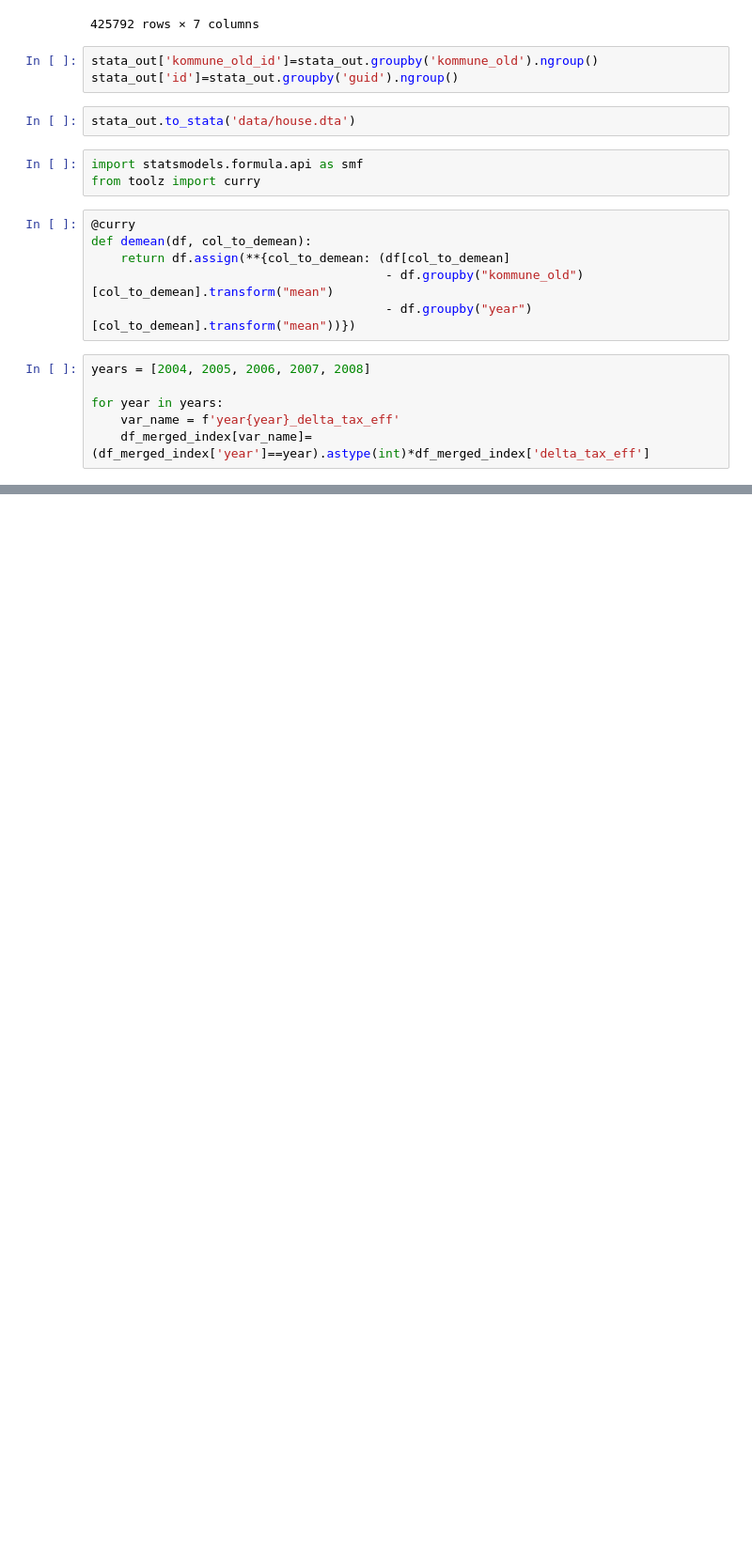
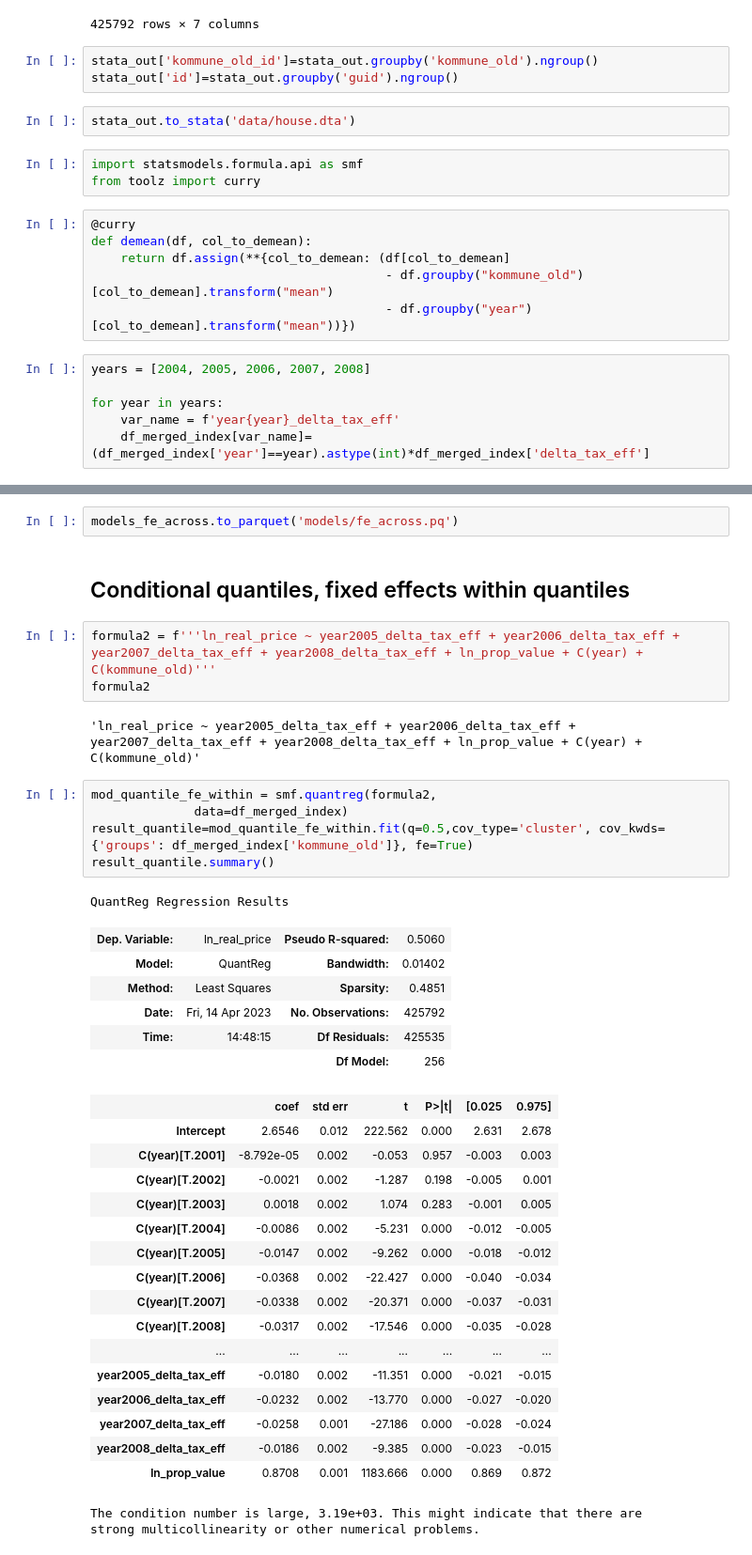
Before and after one commit to jorgenhost/No_taxation_without_capitalization, a Jupyter notebook: main.ipynb, the cells around one changed output, grey strips where cells are left out. Shown at 94% size. Saved outputs shown, nothing was run; the diff lists cells and outputs as text; blank space fills up the shorter version.

```diff
--- a/main.ipynb
+++ b/main.ipynb
@@ -481,0 +484,40 @@ models
+# %%
+models_fe_across.to_parquet('models/fe_across.pq')
+# %% [markdown]
+## Conditional quantiles, fixed effects within quantiles
+# %%
+formula2 = f'''ln_real_price ~ year2005_delta_tax_eff + year2006_delta_tax_eff + year2007_delta_tax_eff + year2008_delta_tax_eff + ln_prop_value + C(year) + C(kommune_old)'''
+formula2
+# %% [output]
+'ln_real_price ~ year2005_delta_tax_eff + year2006_delta_tax_eff + year2007_delta_tax_eff + year2008_delta_tax_eff + ln_prop_value + C(year) + C(kommune_old)'
+# %%
+mod_quantile_fe_within = smf.quantreg(formula2,
+              data=df_merged_index)
+result_quantile=mod_quantile_fe_within.fit(q=0.5,cov_type='cluster', cov_kwds={'groups': df_merged_index['kommune_old']}, fe=True)
+result_quantile.summary()
+# %% [output]
+QuantReg Regression Results
+| Dep. Variable: | ln_real_price | Pseudo R-squared: | 0.5060 |
+| Model: | QuantReg | Bandwidth: | 0.01402 |
+| Method: | Least Squares | Sparsity: | 0.4851 |
+| Date: | Fri, 14 Apr 2023 | No. Observations: | 425792 |
+| Time: | 14:48:15 | Df Residuals: | 425535 |
+|  |  | Df Model: | 256 |
+|  | coef | std err | t | P>|t| | [0.025 | 0.975] |
+| Intercept | 2.6546 | 0.012 | 222.562 | 0.000 | 2.631 | 2.678 |
+| C(year)[T.2001] | -8.792e-05 | 0.002 | -0.053 | 0.957 | -0.003 | 0.003 |
+| C(year)[T.2002] | -0.0021 | 0.002 | -1.287 | 0.198 | -0.005 | 0.001 |
+| C(year)[T.2003] | 0.0018 | 0.002 | 1.074 | 0.283 | -0.001 | 0.005 |
+| C(year)[T.2004] | -0.0086 | 0.002 | -5.231 | 0.000 | -0.012 | -0.005 |
+| C(year)[T.2005] | -0.0147 | 0.002 | -9.262 | 0.000 | -0.018 | -0.012 |
+| C(year)[T.2006] | -0.0368 | 0.002 | -22.427 | 0.000 | -0.040 | -0.034 |
+| C(year)[T.2007] | -0.0338 | 0.002 | -20.371 | 0.000 | -0.037 | -0.031 |
+| C(year)[T.2008] | -0.0317 | 0.002 | -17.546 | 0.000 | -0.035 | -0.028 |
+| ... | ... | ... | ... | ... | ... | ... |
+| year2005_delta_tax_eff | -0.0180 | 0.002 | -11.351 | 0.000 | -0.021 | -0.015 |
+| year2006_delta_tax_eff | -0.0232 | 0.002 | -13.770 | 0.000 | -0.027 | -0.020 |
+| year2007_delta_tax_eff | -0.0258 | 0.001 | -27.186 | 0.000 | -0.028 | -0.024 |
+| year2008_delta_tax_eff | -0.0186 | 0.002 | -9.385 | 0.000 | -0.023 | -0.015 |
+| ln_prop_value | 0.8708 | 0.001 | 1183.666 | 0.000 | 0.869 | 0.872 |
+The condition number is large, 3.19e+03. This might indicate that there are
+strong multicollinearity or other numerical problems.
```
Also changed, not shown: parts of 9 cells of this notebook, 3 other files.
